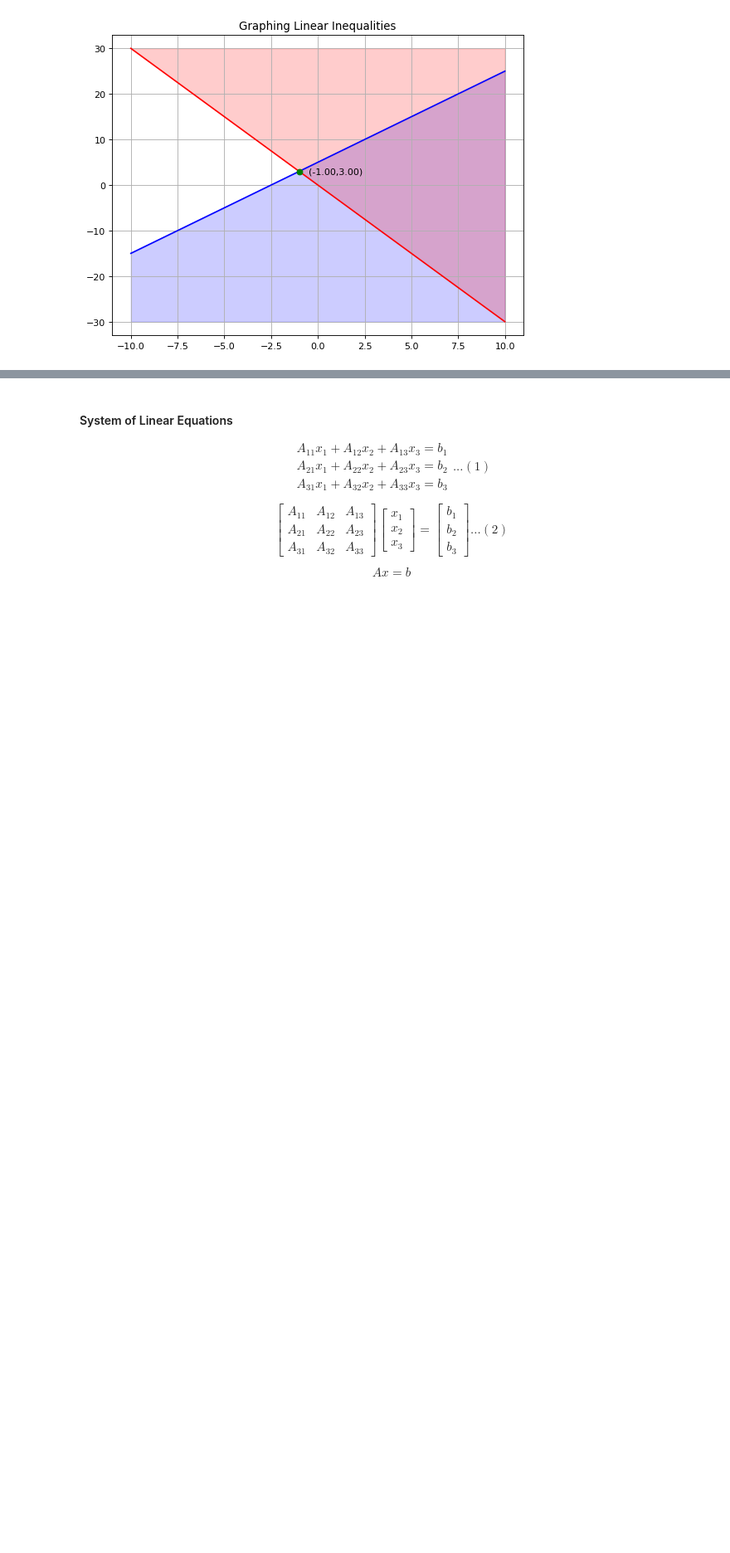
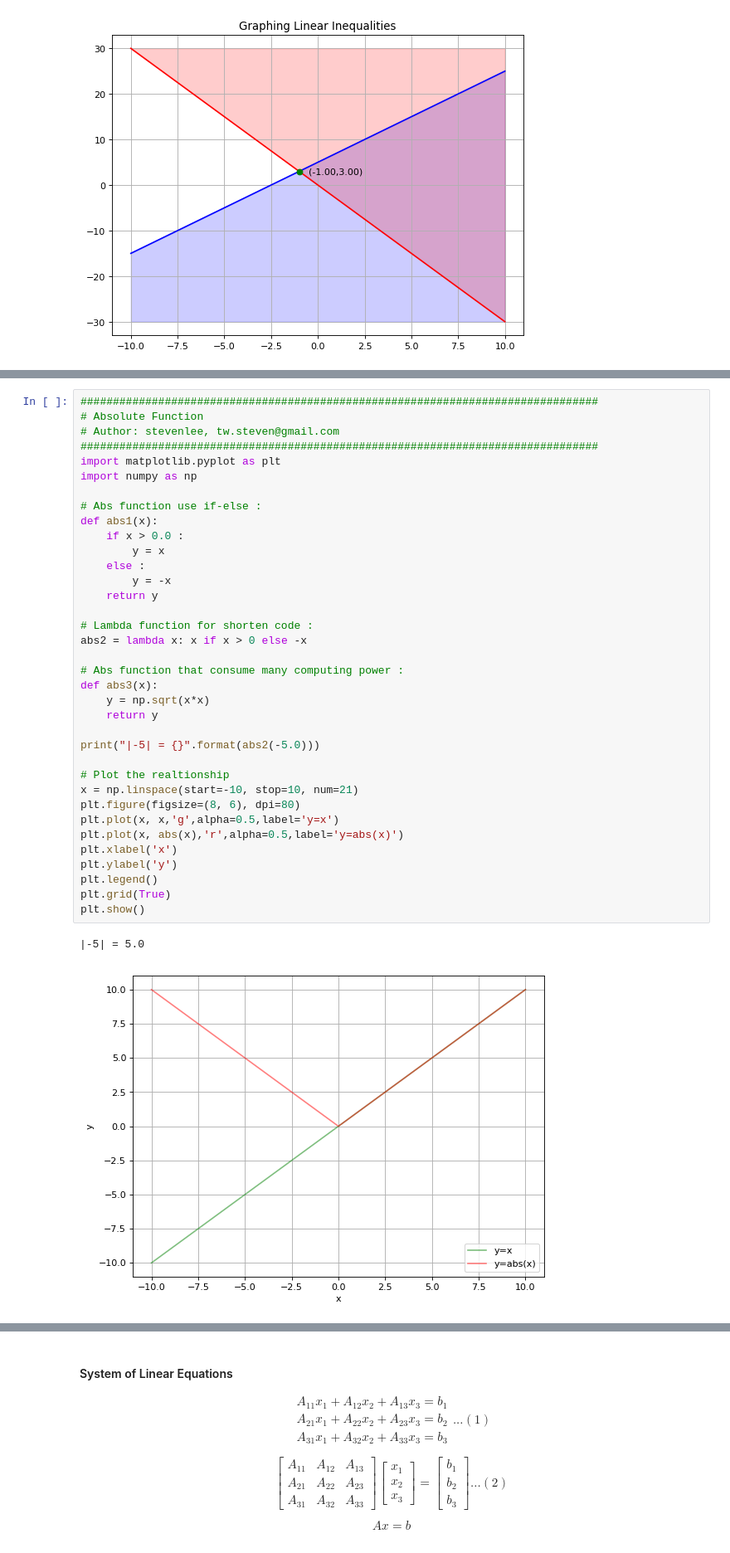
Before and after one commit to apextw/math, a Jupyter notebook: Algebra 1.ipynb, the cells around one changed output, grey strips where cells are left out. Shown: that part at 83% size. Cells and saved outputs as stored; diff of their text form; blank space fills up the shorter version.

```diff
--- a/Algebra 1.ipynb
+++ b/Algebra 1.ipynb
@@ -937,0 +966,39 @@ plt.show()
+# %%
+################################################################################
+# Absolute Function
+# Author: stevenlee, tw.steven@gmail.com
+################################################################################
+import matplotlib.pyplot as plt
+import numpy as np
+
+# Abs function use if-else :
+def abs1(x):
+    if x > 0.0 :
+        y = x
+    else :
+        y = -x
+    return y
+
+# Lambda function for shorten code :
+abs2 = lambda x: x if x > 0 else -x
+
+# Abs function that consume many computing power :
+def abs3(x):
+    y = np.sqrt(x*x)
+    return y
+
+print("|-5| = {}".format(abs2(-5.0)))
+
+# Plot the realtionship
+x = np.linspace(start=-10, stop=10, num=21)
+plt.figure(figsize=(8, 6), dpi=80)
+plt.plot(x, x,'g',alpha=0.5,label='y=x')
+plt.plot(x, abs(x),'r',alpha=0.5,label='y=abs(x)')
+plt.xlabel('x')
+plt.ylabel('y')
+plt.legend()
+plt.grid(True)
+plt.show()
+# %% [output]
+|-5| = 5.0
+[figure, added]
```
Also changed, not shown: parts of 25 cells of this notebook.
